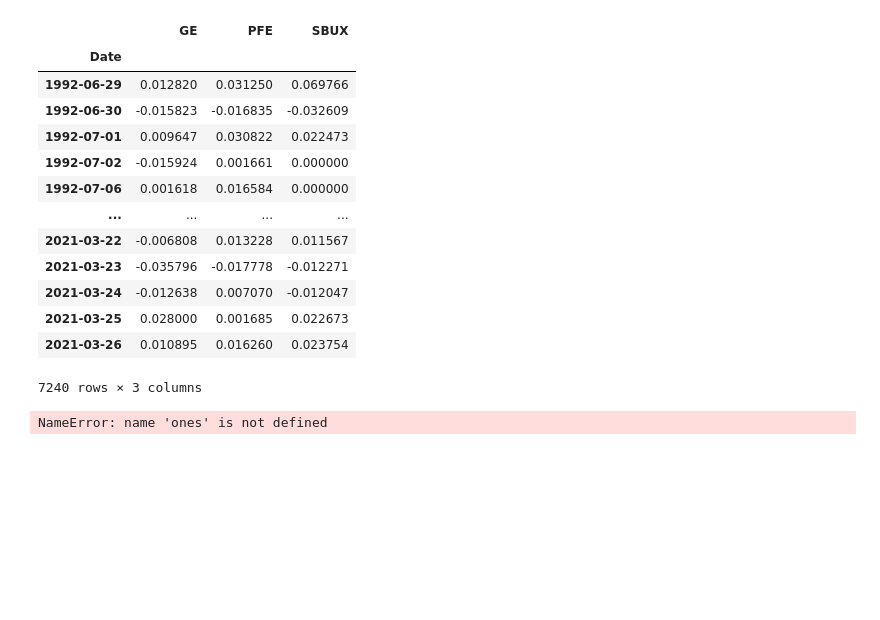
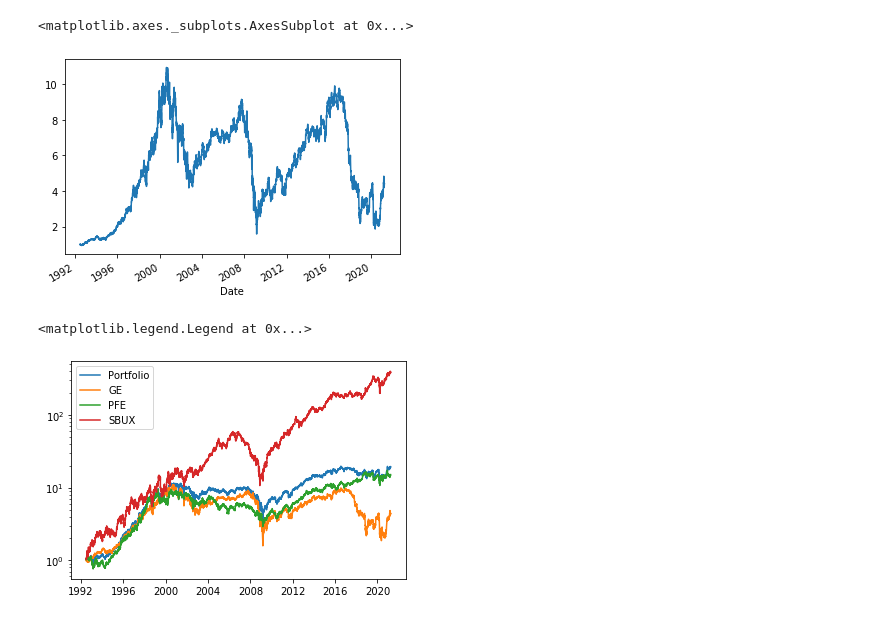
Before and after one commit to NSanip/Mentorship, a Jupyter notebook: Basic Stock Analysis.ipynb, the cells around one changed output. Drawn from its saved outputs; the diff is of its cells as text; code cells hidden in the pictures; blank space fills up the shorter version.

```diff
--- a/Basic Stock Analysis.ipynb
+++ b/Basic Stock Analysis.ipynb
@@ -8,50 +8,48 @@ from sklearn.model_selection import train_test_split
 # %%
 tickers = ["GE", "PFE","SBUX"]
 stocks = pd.concat([yf.Ticker(i).history(period = "max")["Close"].pct_change().dropna().rename(i) for i in tickers], axis=1, join = 'inner')
-# %%
-stocks
-# %% [output]
-|  | GE | PFE | SBUX |
-| Date |  |  |  |
-| 1992-06-29 | 0.012820 | 0.031250 | 0.069766 |
-| 1992-06-30 | -0.015823 | -0.016835 | -0.032609 |
-| 1992-07-01 | 0.009647 | 0.030822 | 0.022473 |
-| 1992-07-02 | -0.015924 | 0.001661 | 0.000000 |
-| 1992-07-06 | 0.001618 | 0.016584 | 0.000000 |
-| ... | ... | ... | ... |
-| 2021-03-22 | -0.006808 | 0.013228 | 0.011567 |
-| 2021-03-23 | -0.035796 | -0.017778 | -0.012271 |
-| 2021-03-24 | -0.012638 | 0.007070 | -0.012047 |
-| 2021-03-25 | 0.028000 | 0.001685 | 0.022673 |
-| 2021-03-26 | 0.010895 | 0.016260 | 0.023754 |
-7240 rows × 3 columns
+# %%
+(1+stocks["GE"]).cumprod().plot()
+# %% [output]
+<matplotlib.axes._subplots.AxesSubplot at 0x...>
+[figure, added]
 # %%
-mean = stocks.mean(axis=0).values.reshape((len(tickers), 1))
-std = stocks.std(axis=0)
-covar = stocks.cov()
+
+def get_weights(data, mean, std, covar):
 
 
-#mean = [i.mean() for i in stocks]
-#std = [i.std() for i in stocks]
+    #mean = [i.mean() for i in stocks]
+    #std = [i.std() for i in stocks]
 
+    n = data.count()
+    r0 = mean[1] #r-naught for calculation
+    covar_inverse = np.linalg.inv(covar.values)
+    #np.matmul(covar_inverse, covar)
 
-n = stocks.count()
-r0 = mean[1] #r-naught for calculation
-covar_inverse = np.linalg.inv(covar.values)
-#np.matmul(covar_inverse, covar)
+    ones_column = np.ones((len(data.columns), 1))
+    mu_matrix = np.hstack((mean, ones_column))
 
-ones_column = np.ones((len(tickers), 1))
-mu_matrix = np.hstack((mean, ones))
+    returns_matrix = np.vstack((r0,np.array([[1]])))
 
-returns_matrix = np.vstack((r0,np.array([[1]])))
+    A = np.zeros((2, 2))
+    A[0,0] = np.matmul(np.transpose(mean), np.linalg.solve(covar.values, mean))
+    A[0,1] = np.matmul(np.transpose(mean), np.linalg.solve(covar.values, ones_column))
+    A[1,0] = np.matmul(np.transpose(mean), np.linalg.solve(covar.values, ones_column))
+    A[1,1] = np.matmul(np.transpose(ones_column), np.linalg.solve(covar.values, ones_column))
 
-A = np.zeros((2, 2))
-A[0,0] = np.matmul(np.transpose(mean), np.linalg.solve(covar.values, mean))
-A[0,1] = np.matmul(np.transpose(mean), np.linalg.solve(covar.values, ones_column))
-A[1,0] = np.matmul(np.transpose(mean), np.linalg.solve(covar.values, ones_column))
-A[1,1] = np.matmul(np.transpose(ones_column), np.linalg.solve(covar.values, ones_column))
-
-weight_vector = np.linalg.solve(covar.values, np.matmul(mu_matrix, np.linalg.solve(A, returns_matrix)))
-weight_vector
+    return np.linalg.solve(covar.values, np.matmul(mu_matrix, np.linalg.solve(A, returns_matrix)))
-# %% [output]
-NameError: name 'ones' is not defined
+# %%
+mean = stocks.mean(axis=0).values.reshape((len(tickers), 1))
+std = stocks.std(axis=0)
+covar = stocks.cov()
+weight_vector = get_weights(stocks, mean, std, covar)
+portfolio_ps = stocks.dot(weight_vector)
+plt.figure()
+plt.plot((1+portfolio_ps).cumprod(), label="Portfolio")
+for ticker in stocks:
+    plt.plot((1+stocks[ticker]).cumprod(), label=ticker)
+plt.yscale("log")
+plt.legend()
+# %% [output]
+<matplotlib.legend.Legend at 0x...>
+[figure, added]
```
Also changed, not shown: parts of 15 cells of this notebook, 1 other file.
